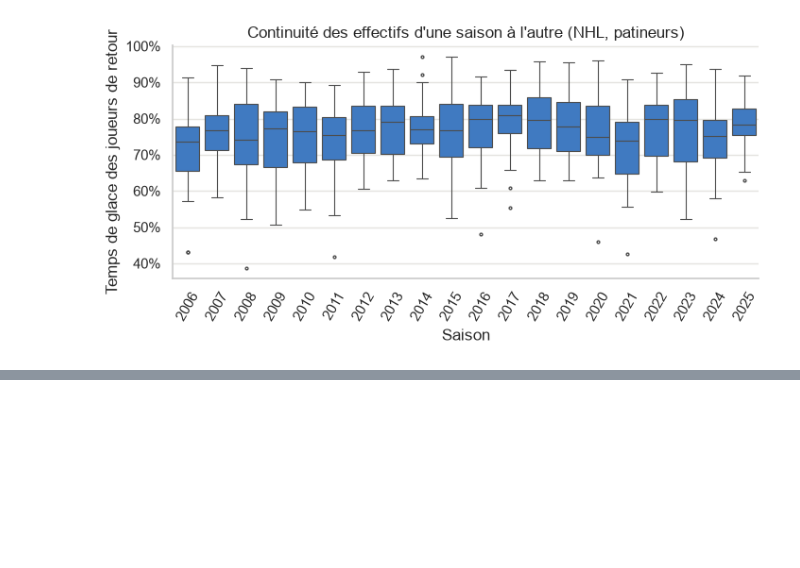
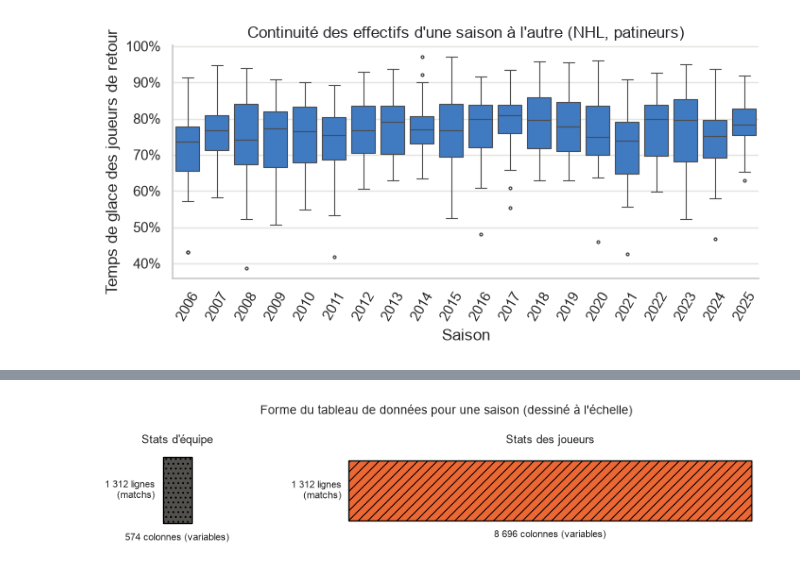
Before and after one commit to a3jeu/nhl-probabilistic-forecasting, a Jupyter notebook: notebooks/01_eda/defis_donnees.ipynb, the cells around one changed output, grey strips where cells are left out. Drawn from its saved outputs; the diff is of its cells as text; code cells hidden in the pictures; blank space fills up the shorter version.

```diff
--- a/notebooks/01_eda/defis_donnees.ipynb
+++ b/notebooks/01_eda/defis_donnees.ipynb
@@ -693,0 +917,30 @@ part.groupby("saison")["part"].describe()[["min", "50%", "max"]].T
+# %%
+from matplotlib.transforms import blended_transform_factory
+
+# C. Forme du tableau de données d'une saison, dessinée à l'échelle
+fig, axes = plt.subplots(1, 2, figsize=(9, 3.4), gridspec_kw={"width_ratios": [1, 3.2]})
+for ax, (titre, p, coul, hach) in zip(
+    axes,
+    [("Stats d'équipe", P_EQ, GRIS, "..."), ("Stats des joueurs", P_JR, ORANGE, "///")],
+    strict=True,
+):
+    ax.add_patch(mpatches.Rectangle((0, 0), p, N_REF, fc=coul, ec="black", hatch=hach, lw=1))
+    ax.set_xlim(-200, P_JR * 1.02 if p == P_JR else P_EQ * 4.2)
+    ax.set_ylim(-250, N_REF * 1.05)
+    ax.set_aspect("equal")
+    ax.axis("off")
+    # x en données, y en fraction de la figure : les deux titres restent alignés
+    ax.text(p / 2, 0.66, titre, ha="center", va="bottom", fontsize=9,
+            transform=blended_transform_factory(ax.transData, fig.transFigure))
+    ax.annotate("", xy=(0, -120), xytext=(p, -120), arrowprops={"arrowstyle": "<->", "lw": 1})
+    ax.text(p / 2, -200, f"{milliers(p)} colonnes (variables)", ha="center", va="top",
+            fontsize=8)
+    ax.annotate("", xy=(-100, 0), xytext=(-100, N_REF),
+                arrowprops={"arrowstyle": "<->", "lw": 1})
+    ax.text(-150, N_REF / 2, f"{milliers(N_REF)} lignes\n(matchs)", ha="right", va="center",
+            fontsize=8)
+fig.suptitle("Forme du tableau de données pour une saison (dessiné à l'échelle)", fontsize=10,
+             y=0.8)
+sauver(fig, "defis_simple_C_forme_tableau")
+# %% [output]
+[figure, added]
```
Also changed, not shown: parts of 20 cells of this notebook.
